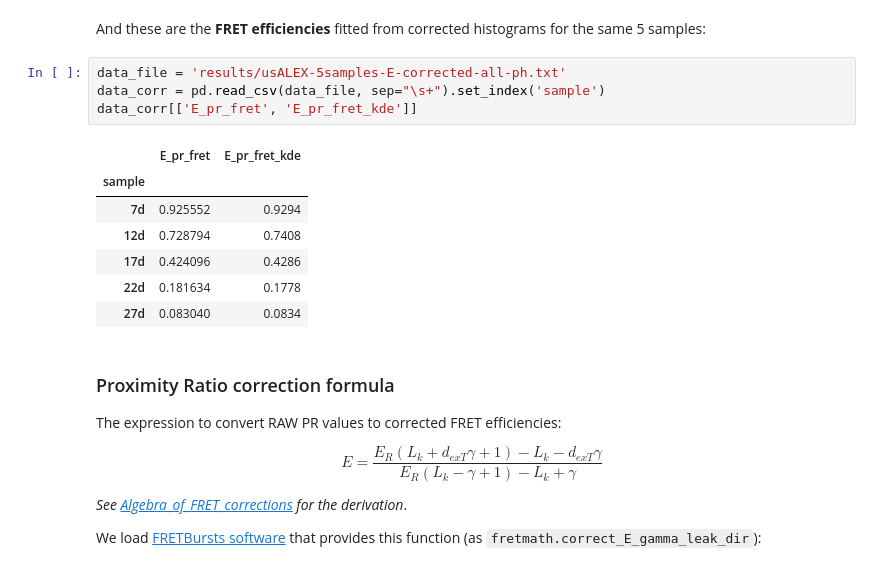
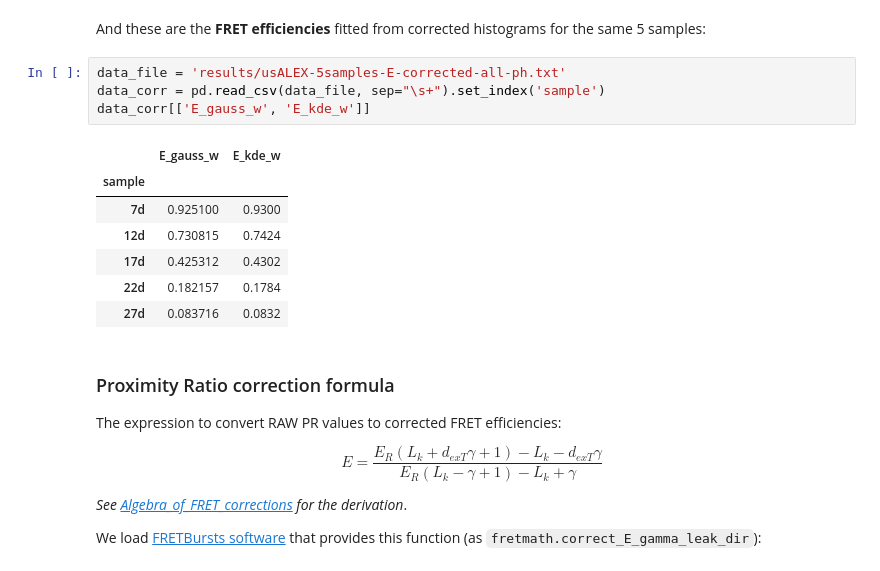
Before and after one commit to tritemio/multispot_paper_historical, a Jupyter notebook: usALEX - Corrections - Direct excitation physical parameter.ipynb, the cells around one changed output. Saved outputs shown, nothing was run; the diff lists cells and outputs as text.

```diff
--- a/usALEX - Corrections - Direct excitation physical parameter.ipynb
+++ b/usALEX - Corrections - Direct excitation physical parameter.ipynb
@@ -87,15 +87,15 @@ And these are the **FRET efficiencies** fitted from corrected histograms for the
 # %%
 data_file = 'results/usALEX-5samples-E-corrected-all-ph.txt'
 data_corr = pd.read_csv(data_file, sep="\s+").set_index('sample')
-data_corr[['E_pr_fret', 'E_pr_fret_kde']]
+data_corr[['E_gauss_w', 'E_kde_w']]
 # %% [output]
-|  | E_pr_fret | E_pr_fret_kde |
+|  | E_gauss_w | E_kde_w |
 | sample |  |  |
-| 7d | 0.925552 | 0.9294 |
-| 12d | 0.728794 | 0.7408 |
-| 17d | 0.424096 | 0.4286 |
-| 22d | 0.181634 | 0.1778 |
-| 27d | 0.083040 | 0.0834 |
+| 7d | 0.925100 | 0.9300 |
+| 12d | 0.730815 | 0.7424 |
+| 17d | 0.425312 | 0.4302 |
+| 22d | 0.182157 | 0.1784 |
+| 27d | 0.083716 | 0.0832 |
 # %% [markdown]
 ### Proximity Ratio correction formula
 
```
Also changed, not shown: parts of 13 cells of this notebook, 16 other files.
